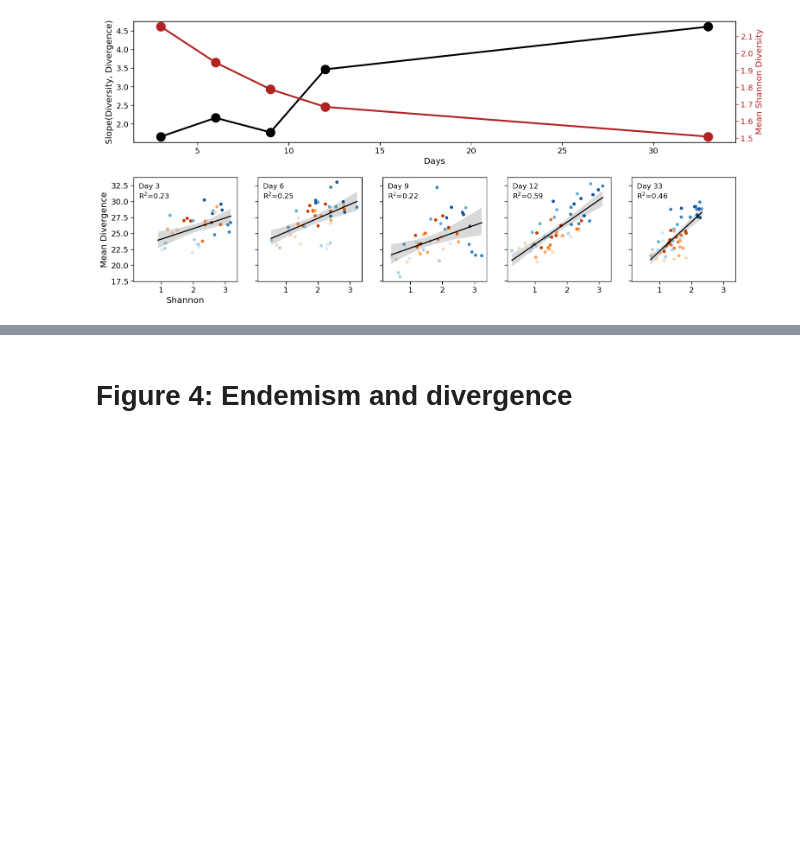
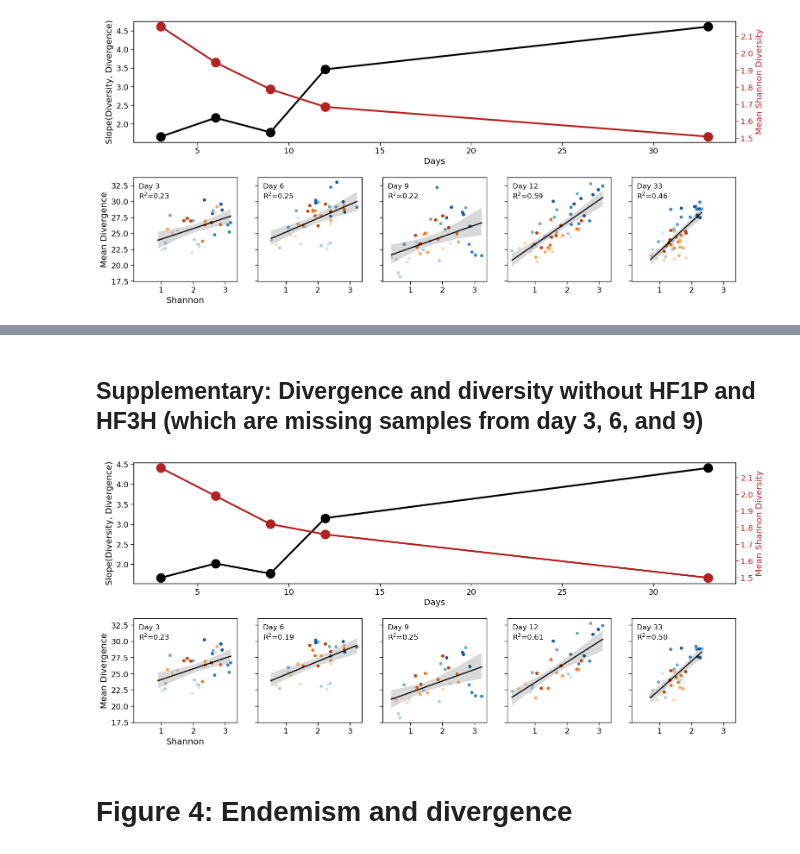
Before and after one commit to segrelab/MetabolicComplexityDivergence, a Jupyter notebook: env_complexity_publication_figures.ipynb, the cells around one changed output, grey strips where cells are left out. Saved outputs shown, nothing was run; the diff lists cells and outputs as text; code cells hidden in the pictures; blank space fills up the shorter version.

Commit message:
supp for fig 3 excluding incomplete samples

```diff
--- a/env_complexity_publication_figures.ipynb
+++ b/env_complexity_publication_figures.ipynb
@@ -571,3 +579,67 @@ plt.show()
+# %% [markdown]
+## Supplementary: Divergence and diversity without HF1P and HF3H (which are missing samples from day 3, 6, and 9)
+# %%
+"Alpha diversity and divergence data without HF1P and HF3H"
+alpha_convergence_no_hf1p_or_hf3h = alpha_convergence[~alpha_convergence.site.isin(['HF1P15', 'HF3H15'])]
+alpha_convergence_linregress_no_hf1p_or_hf3h = alpha_convergence_no_hf1p_or_hf3h.dropna().groupby('Days').apply(lambda x: pd.Series(linregress(x[['shannon', 'distance']]), ['slope', 'intercept', 'r', 'p', 'stderr'])).reset_index()
+mean_alpha_no_hf1p_or_hf3h = alpha[~alpha.site.isin(['HF1P15', 'HF3H15'])].groupby('days').shannon.mean()[[3, 6, 9, 12, 33]]
+
+alpha_div_corr_no_hf1p_or_hf3h = spearmanr(alpha_convergence_no_hf1p_or_hf3h[['distance', 'shannon']], nan_policy='omit')
+alpha_div_corr_by_day_no_hf1p_or_hf3h = alpha_convergence_no_hf1p_or_hf3h.groupby('Days')[['shannon', 'distance']].corr('spearman').loc[:, 'shannon'].loc[:, 'distance']
+
+alpha_convergence_linregress_after_t0_no_hf1p_or_hf3h = alpha_convergence_linregress_no_hf1p_or_hf3h[alpha_convergence_linregress_no_hf1p_or_hf3h.Days.gt(0)]
+# %%
+"Alpha diversity and divergence data without HF1P and HF3H"
+
+with sns.plotting_context('paper', font_scale=1.5):
+    days = [3, 6, 9, 12, 33]
+    fig = plt.figure(figsize=(18, 8))
+    gs_top = fig.add_gridspec(2, 5, wspace=1.5)
+#     ax1 = fig.add_subplot(gs_top[0, :2])
+    ax1 = fig.add_subplot(gs_top[0, :])
+    kwargs = {'ms': 15, 'marker': 'o', 'lw': 3}
+    sns.lineplot(x='Days', y='slope', data=alpha_convergence_linregress_after_t0_no_hf1p_or_hf3h, color='k', mec=None, ax=ax1, **kwargs)
+    ax1.set_ylabel('Slope(Diversity, Divergence)')
+    ax2 = ax1.twinx()
+    shannon_color = 'firebrick'
+    ax2.plot(mean_alpha_no_hf1p_or_hf3h, c=shannon_color, **kwargs)
+
+    ax2.set_ylabel('Mean Shannon Diversity', color=shannon_color)
+    ax2.tick_params('y', colors=shannon_color)
+
+    gs_bottom = fig.add_gridspec(2, 5, hspace=.3)
+    for i, day in enumerate(days):
+        if i == 0:
+            ax = None
+        ax = fig.add_subplot(gs_bottom[1, i], sharex=ax, sharey=ax)
+        day_data = alpha_convergence_no_hf1p_or_hf3h[alpha_convergence_no_hf1p_or_hf3h.Days.eq(day)]
+        kwargs = dict(x='shannon', y='distance', data=day_data, ax=ax)
+        # Scatter
+        sns.scatterplot(**kwargs, hue='Condition', palette=condition_pal, hue_order=conditions.values(), ec=None, s=30, legend=False)
+        # Regression line
+        sns.regplot(**kwargs, scatter=False, color='k')
+        # Print rho
+        rho = alpha_div_corr_by_day_no_hf1p_or_hf3h[day]
+        annotation = f"""Day {day}
+R$^2$={rho**2:.2f}"""
+        ax.annotate(annotation, (.05, .8), xycoords='axes fraction', fontsize=12)
+        if i == 0:
+            xlabel = 'Shannon'
+            ylabel = 'Mean Divergence'
+        else:
+            xlabel, ylabel = '', ''
+            plt.setp(ax.get_yticklabels(), visible=False)
+
+        ax.set_xlabel(xlabel)
+        ax.set_ylabel(ylabel)
+        ax.set_box_aspect(1)
+
+
+# plt.tight_layout()
+plt.savefig('publication_figures/diversity_divergence_timeseries_no-HF1P-or-HF3H', dpi=300, transparent=True, bbox_inches='tight')
+plt.show()
+# %% [output]
+[figure, added]
 # %% [markdown]
 # Figure 4: Endemism and divergence
 # %%
```
Also changed, not shown: parts of 4 cells of this notebook.
